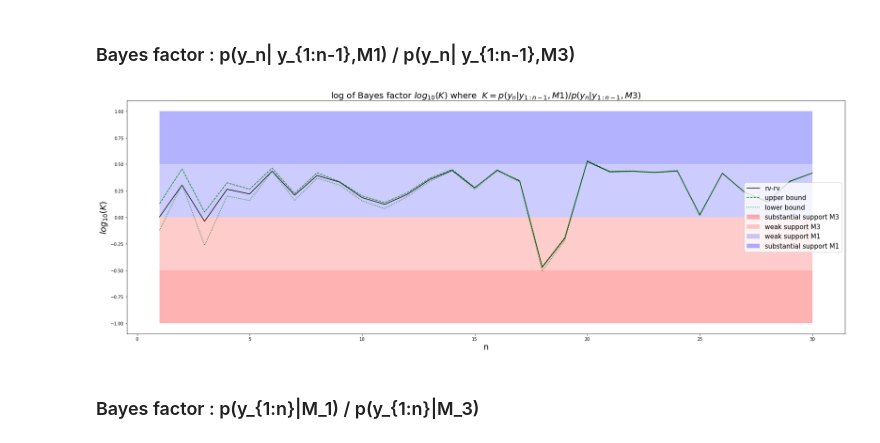
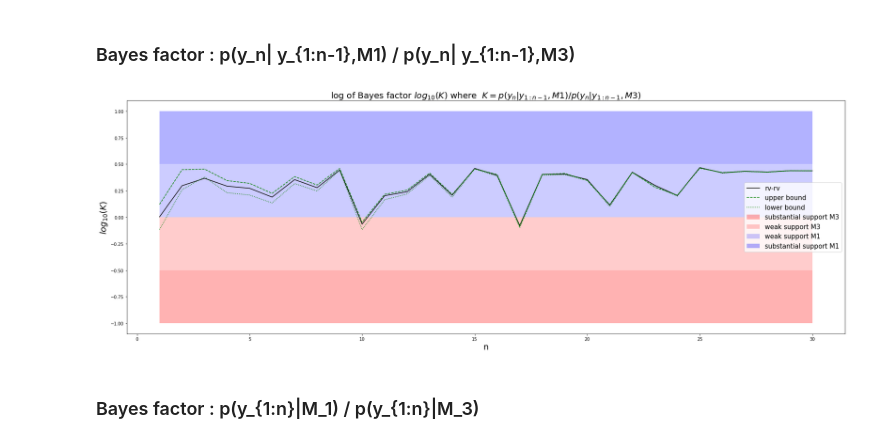
Before and after one commit to ChatchueaKimchaiwong/SMC-coding, a Jupyter notebook: nstep random walk for different type of uncertainty/nstep random walk for different type of uncertainty.ipynb, the cells around one changed output. Saved outputs shown, nothing was run; the diff lists cells and outputs as text; code cells hidden in the pictures.

Commit message:
add possibilistic case with probabilistic likelihood

```diff
--- a/nstep random walk for different type of uncertainty/nstep random walk for different type of uncertainty.ipynb
+++ b/nstep random walk for different type of uncertainty/nstep random walk for different type of uncertainty.ipynb
@@ -492,8 +554,8 @@ I = []
 J = []
 i = 7 #time step that has problem
 def f(x):
-    c = norm(y[0][i], Pyn[i]**0.5).pdf(y[0][i]) #by substitute x0= (yn - rem )/coef we get mean = yn
-    return c- ((math.exp((-1/(2*newP00[i]))*((x-newMu0[i])**2 )))* (c-norm(coyn[i]*x + reyn[i], Pyn[i]**0.5).pdf(y[0][i])))
+    c = norm(y[0][i], Pyn0[i]**0.5).pdf(y[0][i]) #by substitute x0= (yn - rem )/coef we get mean = yn
+    return c- ((normpos(x, newMu0[i], newP00[i]))* (c-norm(coyn[i]*x + reyn[i], Pyn0[i]**0.5).pdf(y[0][i])))
 for x in np.arange(start=-50, stop=51, step=1):
     G.append(f(x))
 # %%
@@ -536,6 +598,11 @@ for i in np.arange(n):
     Pyn.append(np.matmul(H,np.matmul(np.matmul(F,np.matmul([Pnn1[i]],F.transpose())) + U, H.transpose())) + V)
     #var yn| y1:n-1
 
+#rv-rv case for prob p(yn|y1:n-1)
+cred2 = []
+for i in np.arange(n):
+    cred2.append((norm(Myn[i],Pyn[i]**0.5).pdf(y[0][i])[0])[0])
+
 #duv-rv case
 #yn|x0,y1:n-1
 Mcco1  = np.insert(Mcco[0:n-1],0,1) #coef of mean xn-1|x0,y1:n-1 i.e. x0, x1|x0,y1, x2|x0,y1:2, ..., xn-1|x0,y1:n-1 #x0 = 1*x + 0
@@ -543,26 +610,21 @@ Mcre1  = np.insert(Mcre[0:n-1],0,0) #remainder of mean xn-1|x0,y1:n-1
 Pc1  = np.insert(Pc[0:n-1],0,P0) #remainder of mean xn-1|x0,y1:n-1
 coyn = []  #coef of mean yn|x0,y1:n-1
 reyn = []  #remainder of mean yn|x0,y1:n-1
-Pyn = [] #variance yn|x0,y1:n-1
+Pyn0 = [] #variance yn|x0,y1:n-1
 for i in np.arange(n):
     coyn.append(np.matmul(H,np.matmul(F,[Mcco1[i]])))
     reyn.append(np.matmul(H,np.matmul(F,[Mcre1[i]])))
-    Pyn.append((np.matmul(H,np.matmul(np.matmul(F,np.matmul([Pc1[i]],F.transpose())) + U, H.transpose())) + V)[0])
+    Pyn0.append((np.matmul(H,np.matmul(np.matmul(F,np.matmul([Pc1[i]],F.transpose())) + U, H.transpose())) + V)[0])
 
 #x0|y1:n-1
 newMu0 = np.insert(Mu0[0:n-1],0,m0) #mean x0|y1:n-1 i.e. x0, x0|y1, x0|y1:2, ..., x0|y1:n-1
 newP00 = np.insert(P00[0:n-1],0,P0) #variance x0|y1:n-1
 
-#rv-rv case for prob p(yn|y1:n-1)
-cred2 = []
-for i in np.arange(n):
-    cred2.append(norm(Myn[i],Pyn[i]**0.5).pdf(y[0][i])[0])
-
 #upper bound for subjective prob p(yn|y1:n-1)
 D2=[]
 for i in np.arange(n):
     def f(x):
-        return (math.exp((-1/(2*newP00[i]))*((x-newMu0[i])**2 )))* (norm(coyn[i]*x + reyn[i], Pyn[i]**0.5).pdf(y[0][i]))
+        return normpos(x, newMu0[i], newP00[i])* (norm(coyn[i]*x + reyn[i], Pyn0[i]**0.5).pdf(y[0][i]))
     #j1 = minimize(lambda x: -f(x),newMu0[i] + (newP00[i]**0.5)).x   ##set intial guess =m0 +- sig0
     #j2 = minimize(lambda x: -f(x),newMu0[i] - (newP00[i]**0.5)).x
     #fj = max(f(j1),f(j2))
@@ -573,8 +635,8 @@ for i in np.arange(n):
 Y2 = []
 for i in np.arange(n):
     def f(x):
-        c = norm(y[0][i], Pyn[i]**0.5).pdf(y[0][i]) #by substitute x0= (yn - rem )/coef we get mean = yn
-        return c- ((math.exp((-1/(2*newP00[i]))*((x-newMu0[i])**2 )))* (c-norm(coyn[i]*x + reyn[i], Pyn[i]**0.5).pdf(y[0][i])))
+        c = norm(y[0][i], Pyn0[i]**0.5).pdf(y[0][i]) #by substitute x0= (yn - rem )/coef we get mean = yn
+        return c- ((normpos(x, newMu0[i], newP00[i]))* (c-norm(coyn[i]*x + reyn[i], Pyn0[i]**0.5).pdf(y[0][i])))
     j1 = minimize(f,newMu0[i] + (newP00[i]**0.5)).x  ##set intial guess =m0 +- sig0
     j2 = minimize(f,newMu0[i] - (newP00[i]**0.5)).x
     fj = min(f(j1),f(j2))
@@ -669,6 +731,12 @@ for i in np.arange(n):
     Pyn.append(np.matmul(H,np.matmul(np.matmul(F,np.matmul([Pnn1[i]],F.transpose())) + U, H.transpose())) + V)
     #var yn| y1:n-1
 
+#rv-rv case for prob p(yn|y1:n-1)
+cred3 = []
+for i in np.arange(n):
+    cred3.append((norm(Myn[i],Pyn[i]**0.5).pdf(y[0][i])[0])[0])
+
+
 #duv-rv case
 #yn|x0,y1:n-1
 Mcco1  = np.insert(Mcco[0:n-1],0,1) #coef of mean xn-1|x0,y1:n-1 i.e. x0, x1|x0,y1, x2|x0,y1:2, ..., xn-1|x0,y1:n-1 #x0 = 1*x + 0
@@ -676,26 +744,22 @@ Mcre1  = np.insert(Mcre[0:n-1],0,0) #remainder of mean xn-1|x0,y1:n-1
 Pc1  = np.insert(Pc[0:n-1],0,P0) #remainder of mean xn-1|x0,y1:n-1
 coyn = []  #coef of mean yn|x0,y1:n-1
 reyn = []  #remainder of mean yn|x0,y1:n-1
-Pyn = [] #variance yn|x0,y1:n-1
+Pyn0 = [] #variance yn|x0,y1:n-1
 for i in np.arange(n):
     coyn.append(np.matmul(H,np.matmul(F,[Mcco1[i]])))
     reyn.append(np.matmul(H,np.matmul(F,[Mcre1[i]])))
-    Pyn.append((np.matmul(H,np.matmul(np.matmul(F,np.matmul([Pc1[i]],F.transpose())) + U, H.transpose())) + V)[0])
+    Pyn0.append((np.matmul(H,np.matmul(np.matmul(F,np.matmul([Pc1[i]],F.transpose())) + U, H.transpose())) + V)[0])
 
 #x0|y1:n-1
 newMu0 = np.insert(Mu0[0:n-1],0,m0) #mean x0|y1:n-1 i.e. x0, x0|y1, x0|y1:2, ..., x0|y1:n-1
 newP00 = np.insert(P00[0:n-1],0,P0) #variance x0|y1:n-1
 
-#rv-rv case for prob p(yn|y1:n-1)
-cred3 = []
-for i in np.arange(n):
-    cred3.append(norm(Myn[i],Pyn[i]**0.5).pdf(y[0][i])[0])
 
 #upper bound for subjective prob p(yn|y1:n-1)
 D3=[]
 for i in np.arange(n):
     def f(x):
-        return (math.exp((-1/(2*newP00[i]))*((x-newMu0[i])**2 )))* (norm(coyn[i]*x + reyn[i], Pyn[i]**0.5).pdf(y[0][i]))
+        return (normpos(x, newMu0[i], newP00[i]))* (norm(coyn[i]*x + reyn[i], Pyn0[i]**0.5).pdf(y[0][i]))
     #j1 = minimize(lambda x: -f(x),newMu0[i] + (newP00[i]**0.5)).x   ##set intial guess =m0 +- sig0
     #j2 = minimize(lambda x: -f(x),newMu0[i] - (newP00[i]**0.5)).x
     #fj = max(f(j1),f(j2))
@@ -706,37 +770,37 @@ for i in np.arange(n):
 Y3 = []
 for i in np.arange(n):
     def f(x):
-        c = norm(y[0][i], Pyn[i]**0.5).pdf(y[0][i]) #by substitute x0= (yn - rem )/coef we get mean = yn
-        return c- ((math.exp((-1/(2*newP00[i]))*((x-newMu0[i])**2 )))* (c-norm(coyn[i]*x + reyn[i], Pyn[i]**0.5).pdf(y[0][i])))
+        c = norm(y[0][i], Pyn0[i]**0.5).pdf(y[0][i]) #by substitute x0= (yn - rem )/coef we get mean = yn
+        return c- ((normpos(x, newMu0[i], newP00[i]))* (c-norm(coyn[i]*x + reyn[i], Pyn0[i]**0.5).pdf(y[0][i])))
     j1 = minimize(f,newMu0[i] + (newP00[i]**0.5)).x  ##set intial guess =m0 +- sig0
     j2 = minimize(f,newMu0[i] - (newP00[i]**0.5)).x
     fj = min(f(j1),f(j2))
     Y3.append(fj[0])
 
 low3 = np.log10(np.array(Y)/np.array(D3))
 up3 = np.log10(np.array(D)/np.array(Y3))
 prob3 = np.log10(np.array(cred)/np.array(cred3))
 
 end = 30 #end of graph
 plt.figure(figsize=(30,10))
 plt.title("log of Bayes factor $log_{10}(K)$ where  $ K= p(y_n| y_{1:n-1},M1) / p(y_n| y_{1:n-1},M3)$", fontsize = 20)
 plt.xlabel('n',fontsize=20)
 plt.ylabel('$log_{10}(K)$', fontsize=20)
 plt.plot(np.arange(start=1, stop=end+1, step=1),prob3[0:end],linestyle='-',color='black',label='rv-rv')
 plt.plot(np.arange(start=1, stop=end+1, step=1),up3[0:end],linestyle='dashed',color='green',label='upper bound')
 plt.plot(np.arange(start=1, stop=end+1, step=1),low3[0:end],linestyle='dotted',color='green',label='lower bound')
 #plt.fill_between(np.arange(start=1, stop=end+1, step=1),[min(low3[0:end])]*end,[-2]*end, color='red', alpha=0.5,edgecolor= 'none',label='decisive support M3')
 #plt.fill_between(np.arange(start=1, stop=end+1, step=1),[-2]*end,[-1]*end, color='red', alpha=0.4,edgecolor= 'none',label='strong support M3')
 plt.fill_between(np.arange(start=1, stop=end+1, step=1),[-1]*end,[-0.5]*end, color='red', alpha=0.3,edgecolor= 'none',label='substantial support M3')
 plt.fill_between(np.arange(start=1, stop=end+1, step=1),[-0.5]*end,[0]*end, color='red', alpha=0.2,edgecolor= 'none',label='weak support M3')
 plt.fill_between(np.arange(start=1, stop=end+1, step=1),[0]*end,[0.5]*end, color='blue', alpha=0.2,edgecolor= 'none',label='weak support M1')
 plt.fill_between(np.arange(start=1, stop=end+1, step=1),[0.5]*end,[1]*end, color='blue', alpha=0.3,edgecolor= 'none',label='substantial support M1')
 #plt.fill_between(np.arange(start=1, stop=end+1, step=1),[1]*end,[2]*end, color='blue', alpha=0.4,edgecolor= 'none',label='strong support M1')
 #plt.fill_between(np.arange(start=1, stop=end+1, step=1),[2]*end,[max(up3[0:end])]*end, color='blue', alpha=0.5,edgecolor= 'none',label='decisive support M1')
 plt.legend(loc='right',fontsize=15)
 plt.show()
 # %% [output]
-[figure, old version]
+[figure, new version]
 # %% [markdown]
 ### Bayes factor : p(y_{1:n}|M_1) / p(y_{1:n}|M_3)
 # %%
```
Also changed, not shown: parts of 23 cells of this notebook.
